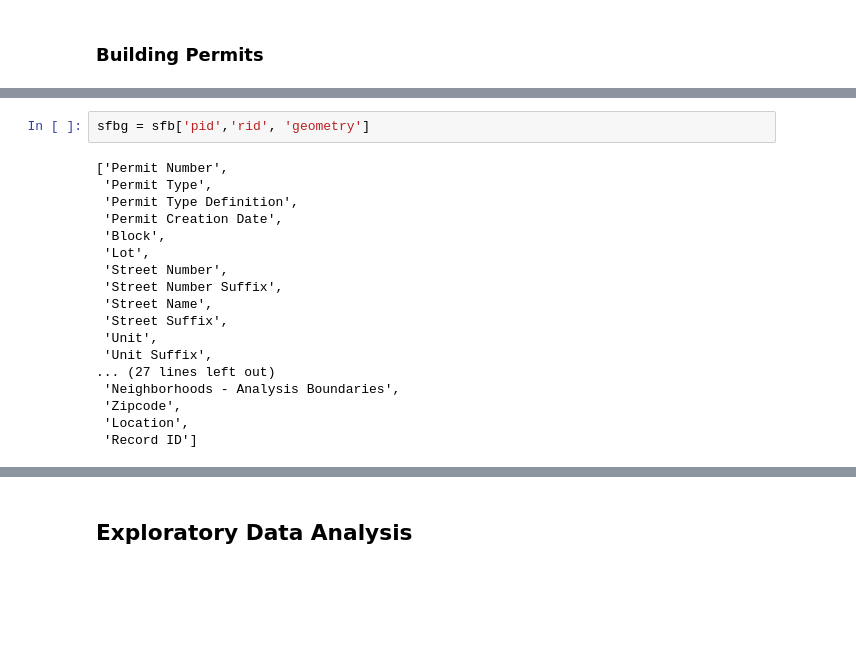
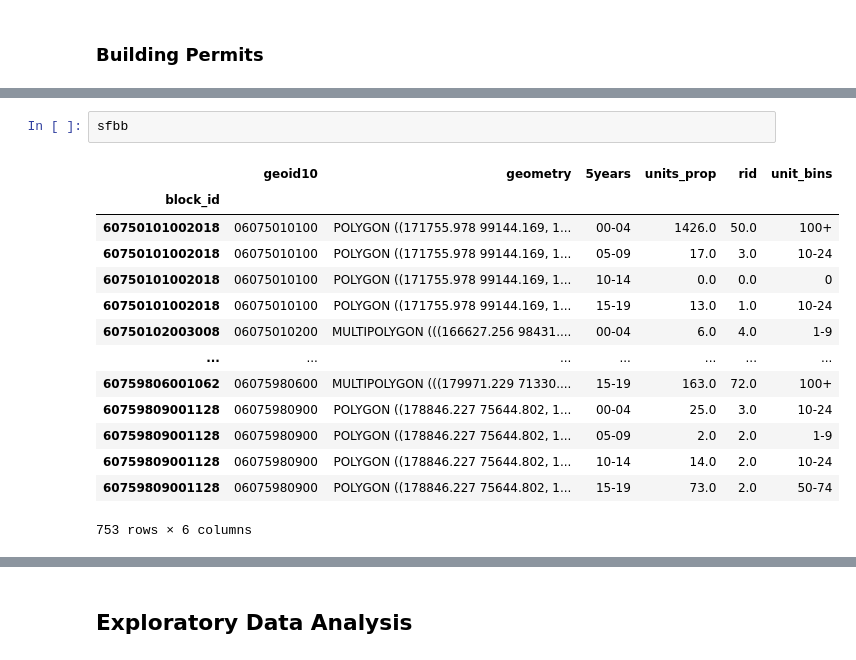
Before and after one commit to nelmsal/sf_buildingpermits, a Jupyter notebook: scripts/sf_building_permit_explore.ipynb, the cells around one changed output, grey strips where cells are left out. Saved outputs shown, nothing was run; the diff lists cells and outputs as text; blank space fills up the shorter version.

```diff
--- a/scripts/sf_building_permit_explore.ipynb
+++ b/scripts/sf_building_permit_explore.ipynb
@@ -135,20 +145,17 @@ sfb_full.head(-10)
-# %%
-sfbg = sfb['pid','rid', 'geometry']
-# %% [output]
-['Permit Number',
- 'Permit Type',
- 'Permit Type Definition',
- 'Permit Creation Date',
- 'Block',
- 'Lot',
- 'Street Number',
- 'Street Number Suffix',
- 'Street Name',
- 'Street Suffix',
- 'Unit',
- 'Unit Suffix',
-... (27 lines left out)
- 'Neighborhoods - Analysis Boundaries',
- 'Zipcode',
- 'Location',
- 'Record ID']
+# %%
+sfbb
+# %% [output]
+|  | geoid10 | geometry | 5years | units_prop | rid | unit_bins |
+| block_id |  |  |  |  |  |  |
+| 60750101002018 | 06075010100 | POLYGON ((171755.978 99144.169, 1... | 00-04 | 1426.0 | 50.0 | 100+ |
+| 60750101002018 | 06075010100 | POLYGON ((171755.978 99144.169, 1... | 05-09 | 17.0 | 3.0 | 10-24 |
+| 60750101002018 | 06075010100 | POLYGON ((171755.978 99144.169, 1... | 10-14 | 0.0 | 0.0 | 0 |
+| 60750101002018 | 06075010100 | POLYGON ((171755.978 99144.169, 1... | 15-19 | 13.0 | 1.0 | 10-24 |
+| 60750102003008 | 06075010200 | MULTIPOLYGON (((166627.256 98431.... | 00-04 | 6.0 | 4.0 | 1-9 |
+| ... | ... | ... | ... | ... | ... | ... |
+| 60759806001062 | 06075980600 | MULTIPOLYGON (((179971.229 71330.... | 15-19 | 163.0 | 72.0 | 100+ |
+| 60759809001128 | 06075980900 | POLYGON ((178846.227 75644.802, 1... | 00-04 | 25.0 | 3.0 | 10-24 |
+| 60759809001128 | 06075980900 | POLYGON ((178846.227 75644.802, 1... | 05-09 | 2.0 | 2.0 | 1-9 |
+| 60759809001128 | 06075980900 | POLYGON ((178846.227 75644.802, 1... | 10-14 | 14.0 | 2.0 | 10-24 |
+| 60759809001128 | 06075980900 | POLYGON ((178846.227 75644.802, 1... | 15-19 | 73.0 | 2.0 | 50-74 |
+753 rows × 6 columns
```
Also changed, not shown: parts of 15 cells of this notebook, 1 other file.
